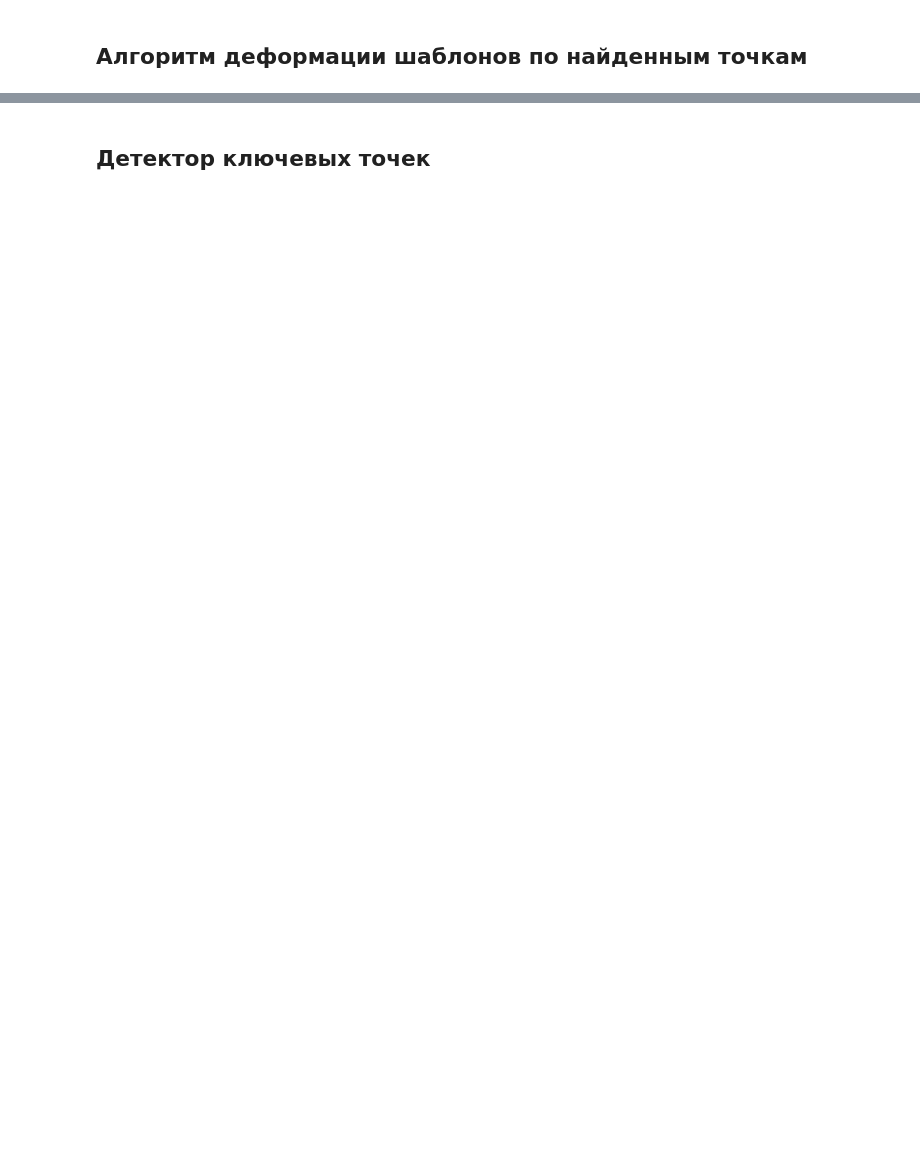
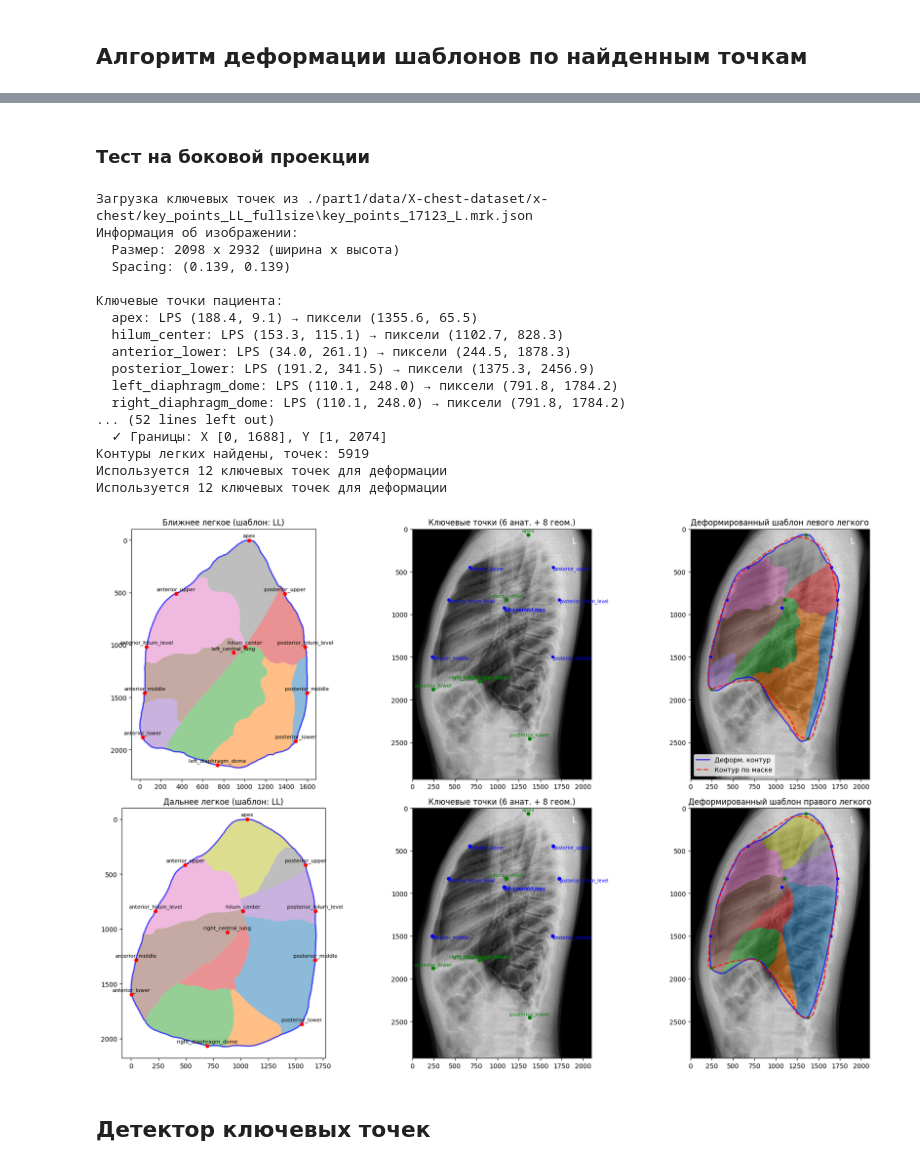
Before and after one commit to TTankrat/MegaAIBasedSystem, a Jupyter notebook: P3_Nurakhunov_2.ipynb, the cells around one changed output, grey strips where cells are left out. Saved outputs shown, nothing was run; the diff lists cells and outputs as text; code cells hidden in the pictures; blank space fills up the shorter version.

```diff
--- a/P3_Nurakhunov_2.ipynb
+++ b/P3_Nurakhunov_2.ipynb
@@ -1247,0 +1575,29 @@ visualize_deformation(template, deformed, points_pixel)
+# %% [markdown]
+### Тест на боковой проекции
+# %%
+results1 = process_patient_pipeline(
+    patient_id="17123",
+    base_path="./part1/data/X-chest-dataset/x-chest/",
+    img_path="./part1/data/X-chest-dataset/x-chest/img_LL_fullsize/img_17123.png",
+    mod="LL",
+    show_visualization=True,
+)
+# %% [output]
+Загрузка ключевых точек из ./part1/data/X-chest-dataset/x-chest/key_points_LL_fullsize\key_points_17123_L.mrk.json
+Информация об изображении:
+  Размер: 2098 x 2932 (ширина x высота)
+  Spacing: (0.139, 0.139)
+
+Ключевые точки пациента:
+  apex: LPS (188.4, 9.1) → пиксели (1355.6, 65.5)
+  hilum_center: LPS (153.3, 115.1) → пиксели (1102.7, 828.3)
+  anterior_lower: LPS (34.0, 261.1) → пиксели (244.5, 1878.3)
+  posterior_lower: LPS (191.2, 341.5) → пиксели (1375.3, 2456.9)
+  left_diaphragm_dome: LPS (110.1, 248.0) → пиксели (791.8, 1784.2)
+  right_diaphragm_dome: LPS (110.1, 248.0) → пиксели (791.8, 1784.2)
+... (52 lines left out)
+  ✓ Границы: X [0, 1688], Y [1, 2074]
+Контуры легких найдены, точек: 5919
+Используется 12 ключевых точек для деформации
+Используется 12 ключевых точек для деформации
+[figure, added]
```
Also changed, not shown: parts of 14 cells of this notebook.
